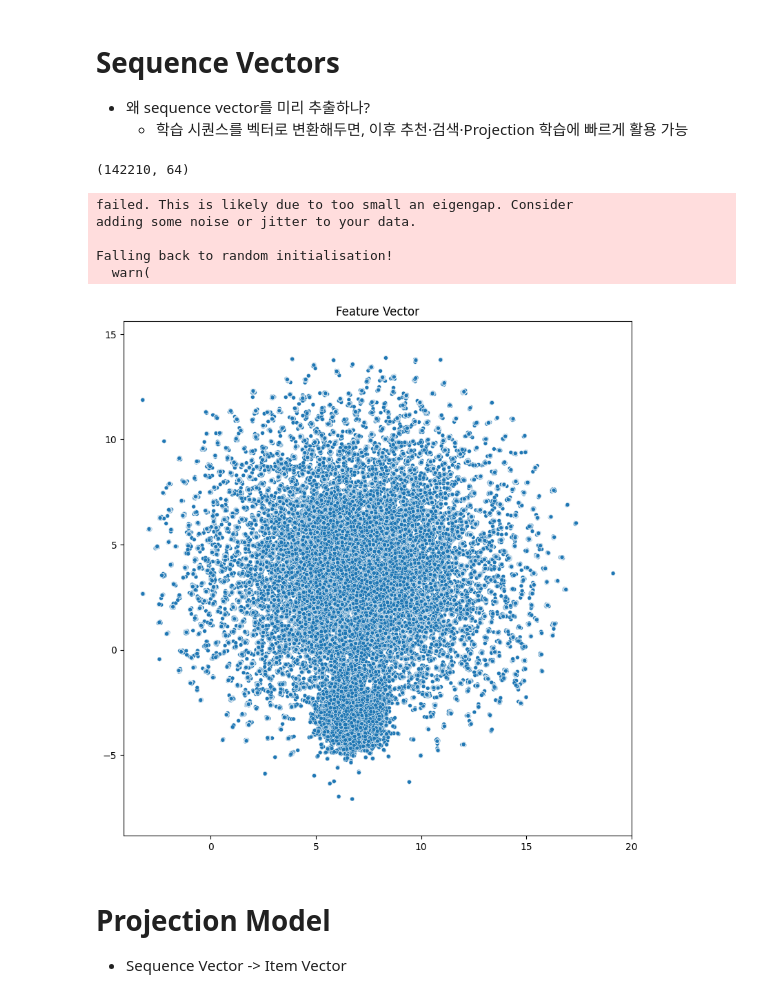
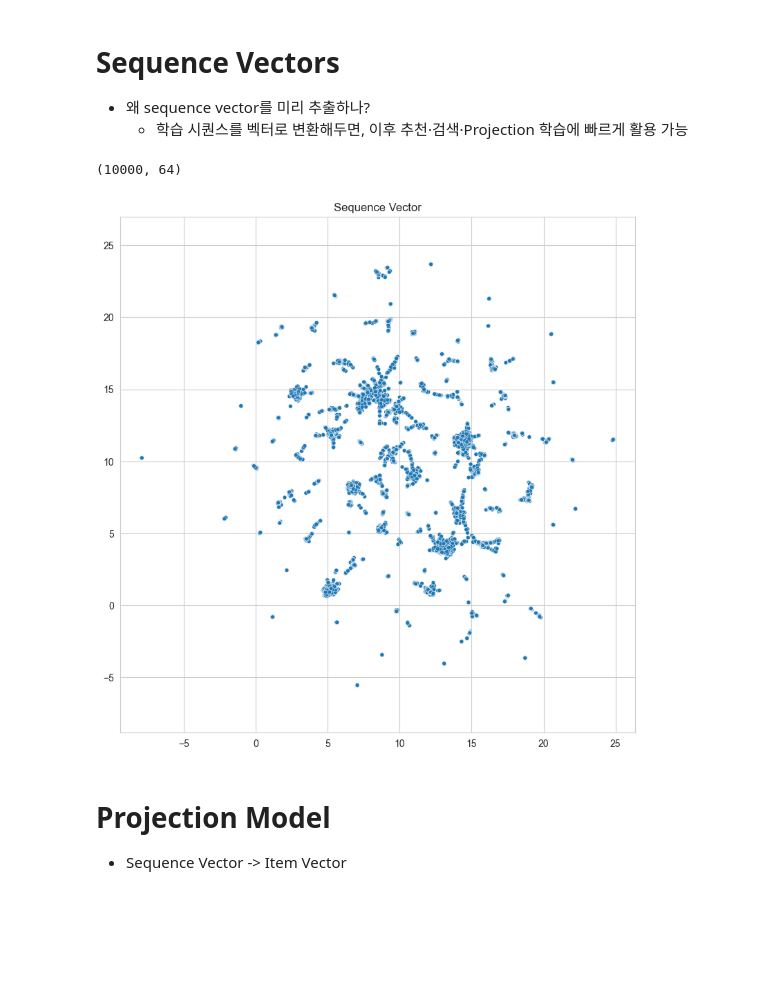
Before and after one commit to yg-hwang/recsys, a Jupyter notebook: 4_modeling_transformer/4_1_train_model.ipynb, the cells around one changed output. Saved outputs shown, nothing was run; the diff lists cells and outputs as text; code cells hidden in the pictures; blank space fills up the shorter version.

```diff
--- a/4_modeling_transformer/4_1_train_model.ipynb
+++ b/4_modeling_transformer/4_1_train_model.ipynb
@@ -90,16 +99,29 @@ plt.show()
 # %%
-max_seq_len = 4
+max_seq_len = 5
 # %% [markdown]
 # Preprocess
 # %%
 # 모델 저장 경로 생성 (전처리 및 학습 관련 결과물)
-model_dir = Path(base_dir).joinpath(f"data/model/{DOMAIN}/transformer")
+model_dir = Path(base_dir).joinpath(f"data/model/fashion/transformer")
 model_dir.mkdir(parents=True, exist_ok=True)
 # %% [markdown]
 ## Label Encoding
 # %%
 # 인코딩 대상 feature 정의
-feature_names = ["color", "style", "fit", "material", "season", "sleeve", "category"]
+feature_names = [
+    "brand_name",
+    "gender",
+    "age_group",
+    "base_color",
+    "season",
+    "year",
+    "usage",
+    "master_category",
+    "sub_category",
+    "article_type",
+    "fit",
+    "occasion",
+]
 
 # FeatureLabelEncoder 초기화
 label_encoders = FeatureLabelEncoder()
@@ -107,15 +129,15 @@ label_encoders = FeatureLabelEncoder()
 # 3. 특수 토큰용 행 추가
 df_tmp = pd.concat(
     [
-        # 모든 컬럼에 "NONE" 값 생성 (결측치 대체용)
-        pd.DataFrame([dict(zip(feature_names, ["NONE"] * len(feature_names)))]),
+        # 모든 컬럼에 "<UNK>" 값 생성 (결측치 대체용)
+        pd.DataFrame([dict(zip(feature_names, ["<UNK>"] * len(feature_names)))]),
         # 모든 컬럼에 "-1" 값 (Mask Padding)
         pd.DataFrame([dict(zip(feature_names, ["-1"] * len(feature_names)))]),
     ]
 )
 
 # 학습 데이터 + 특수 토큰 합치기
-df_prep = pd.concat([df[feature_names], df_tmp])
+df_prep = pd.concat([df_user_logs[feature_names], df_tmp])
 
 # LabelEncoder 학습 & 변환
 label_encoders.fit(df_prep)
@@ -126,7 +148,7 @@ df_encoded = label_encoders.transform(df_prep)
 # item_id / user_id / timestamp 복원
 for column in ["item_id", "user_id", "timestamp"]:
     # 원래 데이터 값
-    values = df[column].to_list()
+    values = df_user_logs[column].to_list()
     # 특수 토큰 행 개수만큼 잘라 붙이기
     random_values = values[: df_tmp.shape[0]]
     # 학습 데이터 + 특수 토큰 행 값 결합
@@ -767,38 +850,33 @@ df_seq_vectors = df_seq_encoded[feature_names + ["y_item_id"]].copy()
 
 # 시퀀스별 vector 추가
 df_seq_vectors["seq_vector"] = seq_vectors
-# %%
-# 최종 sequence vector를 numpy 배열로 변환
-seq_vectors = np.array(df_seq_vectors["seq_vector"].tolist())
-
-seq_vectors.shape
-# %% [output]
-(142210, 64)
+# %%
+# 최종 sequence vector를 numpy 배열로 변환 (샘플로 10,000개만 랜덤 추출)
+seq_vectors = np.array(df_seq_vectors.sample(n=10000)["seq_vector"].tolist())
+
+seq_vectors.shape
+# %% [output]
+(10000, 64)
 # %%
 # UMAP 기반 차원 축소
 # - metric="cosine": 임베딩 간 코사인 거리 기준으로 구조를 보존
 reducer = umap.UMAP(metric="cosine")
 
 # 시퀀스 벡터(seq_vectors)를 2차원 공간으로 임베딩
 # - 유사한 시퀀스는 2D 공간에서 서로 가까이 위치
 # - 특정 영역에 몰려 있는 점들은 같은 feature 조합일 가능성이 높음
 embeddings = reducer.fit_transform(seq_vectors)
 
 plt.figure(figsize=(8, 8))
 sns.scatterplot(
     x=embeddings[:, 0], y=embeddings[:, 1], size=0.3, palette="bright", legend=False
 )
 plt.gca().set_aspect("equal", "datalim")
 plt.tight_layout()
-plt.title("Feature Vector")
+plt.title("Sequence Vector")
 plt.show()
 # %% [output]
-failed. This is likely due to too small an eigengap. Consider
-adding some noise or jitter to your data.
-
-Falling back to random initialisation!
-  warn(
-[figure, old version]
+[figure, new version]
 # %% [markdown]
 # Projection Model
 - Sequence Vector -> Item Vector
```
Also changed, not shown: parts of 18 cells of this notebook, 45 other files.
